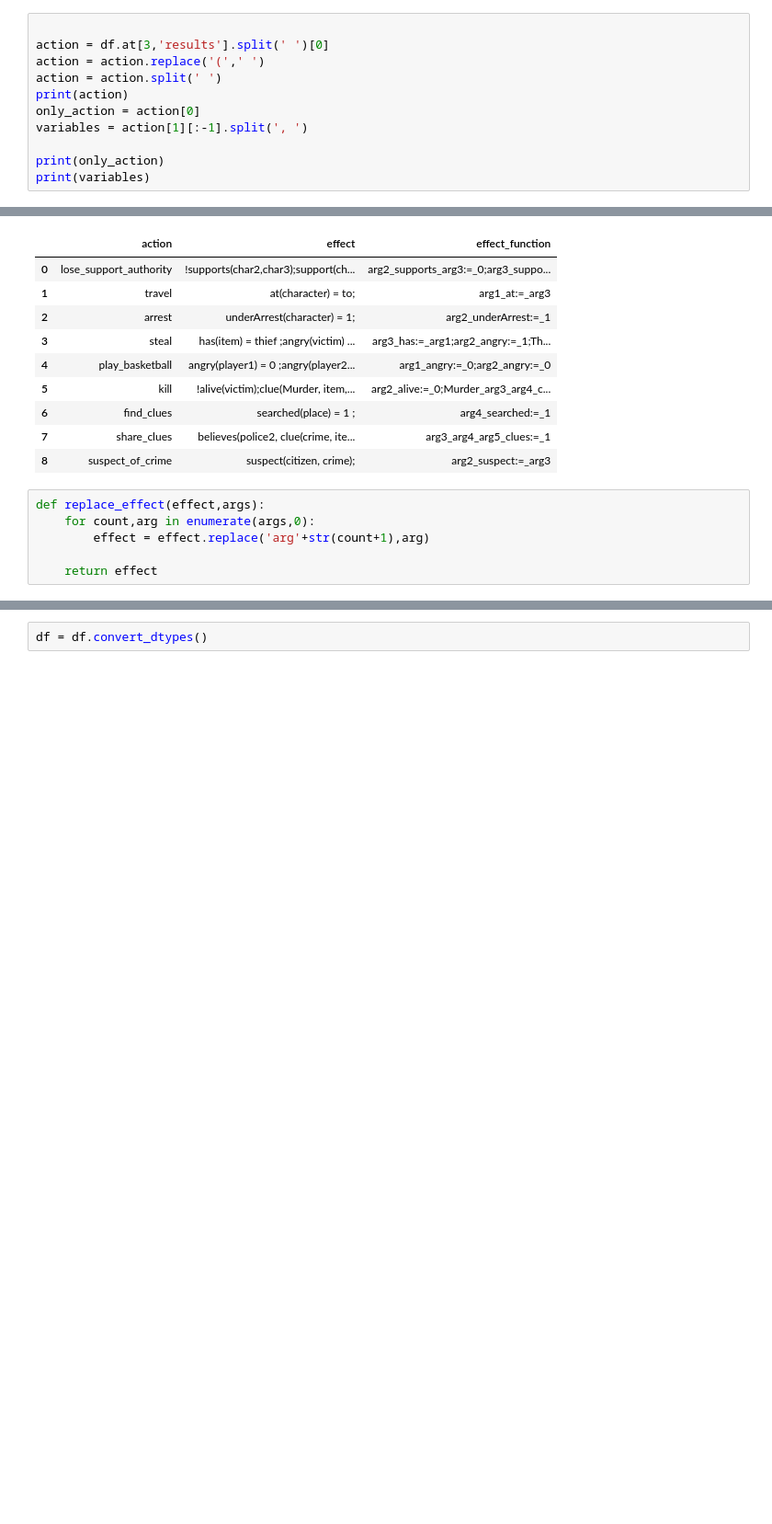
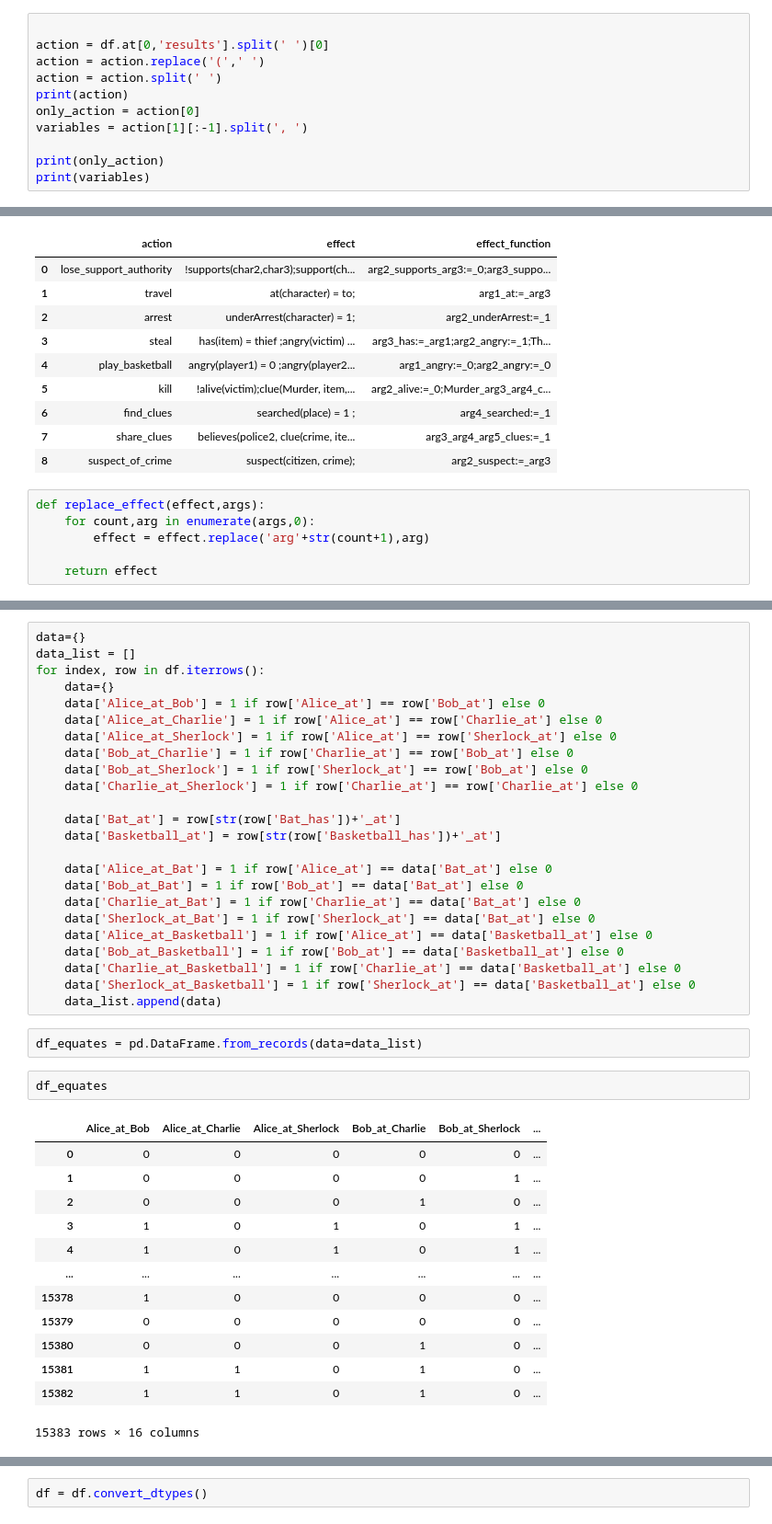
Before and after one commit to KacperBabiak/narrative_system, a Jupyter notebook: prototype/create_triggers.ipynb, the cells around one changed output, grey strips where cells are left out. Shown: that part at 92% size. Saved outputs shown, nothing was run; the diff lists cells and outputs as text; blank space fills up the shorter version.

```diff
--- a/prototype/create_triggers.ipynb
+++ b/prototype/create_triggers.ipynb
@@ -46,6 +61,6 @@ Name: results, Length: 149, dtype: int64
 # %%
 
-action = df.at[3,'results'].split(' ')[0]
+action = df.at[0,'results'].split(' ')[0]
 action = action.replace('(',' ')
 action = action.split(' ')
 print(action)
@@ -146,0 +168,42 @@ df
+# %%
+data={}
+data_list = []
+for index, row in df.iterrows():
+    data={}
+    data['Alice_at_Bob'] = 1 if row['Alice_at'] == row['Bob_at'] else 0
+    data['Alice_at_Charlie'] = 1 if row['Alice_at'] == row['Charlie_at'] else 0
+    data['Alice_at_Sherlock'] = 1 if row['Alice_at'] == row['Sherlock_at'] else 0
+    data['Bob_at_Charlie'] = 1 if row['Charlie_at'] == row['Bob_at'] else 0
+    data['Bob_at_Sherlock'] = 1 if row['Sherlock_at'] == row['Bob_at'] else 0
+    data['Charlie_at_Sherlock'] = 1 if row['Charlie_at'] == row['Charlie_at'] else 0
+
+    data['Bat_at'] = row[str(row['Bat_has'])+'_at']
+    data['Basketball_at'] = row[str(row['Basketball_has'])+'_at']
+
+    data['Alice_at_Bat'] = 1 if row['Alice_at'] == data['Bat_at'] else 0
+    data['Bob_at_Bat'] = 1 if row['Bob_at'] == data['Bat_at'] else 0
+    data['Charlie_at_Bat'] = 1 if row['Charlie_at'] == data['Bat_at'] else 0
+    data['Sherlock_at_Bat'] = 1 if row['Sherlock_at'] == data['Bat_at'] else 0
+    data['Alice_at_Basketball'] = 1 if row['Alice_at'] == data['Basketball_at'] else 0
+    data['Bob_at_Basketball'] = 1 if row['Bob_at'] == data['Basketball_at'] else 0
+    data['Charlie_at_Basketball'] = 1 if row['Charlie_at'] == data['Basketball_at'] else 0
+    data['Sherlock_at_Basketball'] = 1 if row['Sherlock_at'] == data['Basketball_at'] else 0
+    data_list.append(data)
+# %%
+df_equates = pd.DataFrame.from_records(data=data_list)
+# %%
+df_equates
+# %% [output]
+|  | Alice_at_Bob | Alice_at_Charlie | Alice_at_Sherlock | Bob_at_Charlie | Bob_at_Sherlock | ... |
+| 0 | 0 | 0 | 0 | 0 | 0 | ... |
+| 1 | 0 | 0 | 0 | 0 | 1 | ... |
+| 2 | 0 | 0 | 0 | 1 | 0 | ... |
+| 3 | 1 | 0 | 1 | 0 | 1 | ... |
+| 4 | 1 | 0 | 1 | 0 | 1 | ... |
+| ... | ... | ... | ... | ... | ... | ... |
+| 15378 | 1 | 0 | 0 | 0 | 0 | ... |
+| 15379 | 0 | 0 | 0 | 0 | 0 | ... |
+| 15380 | 0 | 0 | 0 | 1 | 0 | ... |
+| 15381 | 1 | 1 | 0 | 1 | 0 | ... |
+| 15382 | 1 | 1 | 0 | 1 | 0 | ... |
+15383 rows × 16 columns
```
Also changed, not shown: parts of 62 cells of this notebook, 43 other files.
